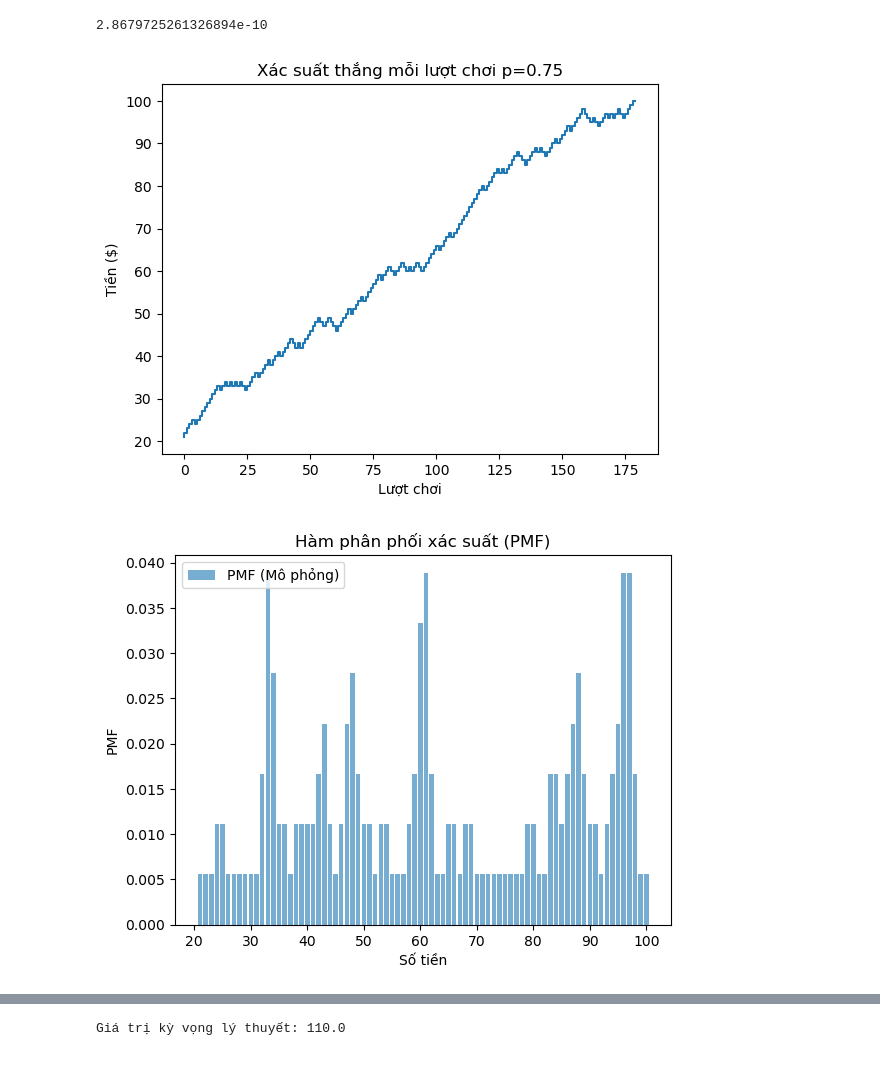
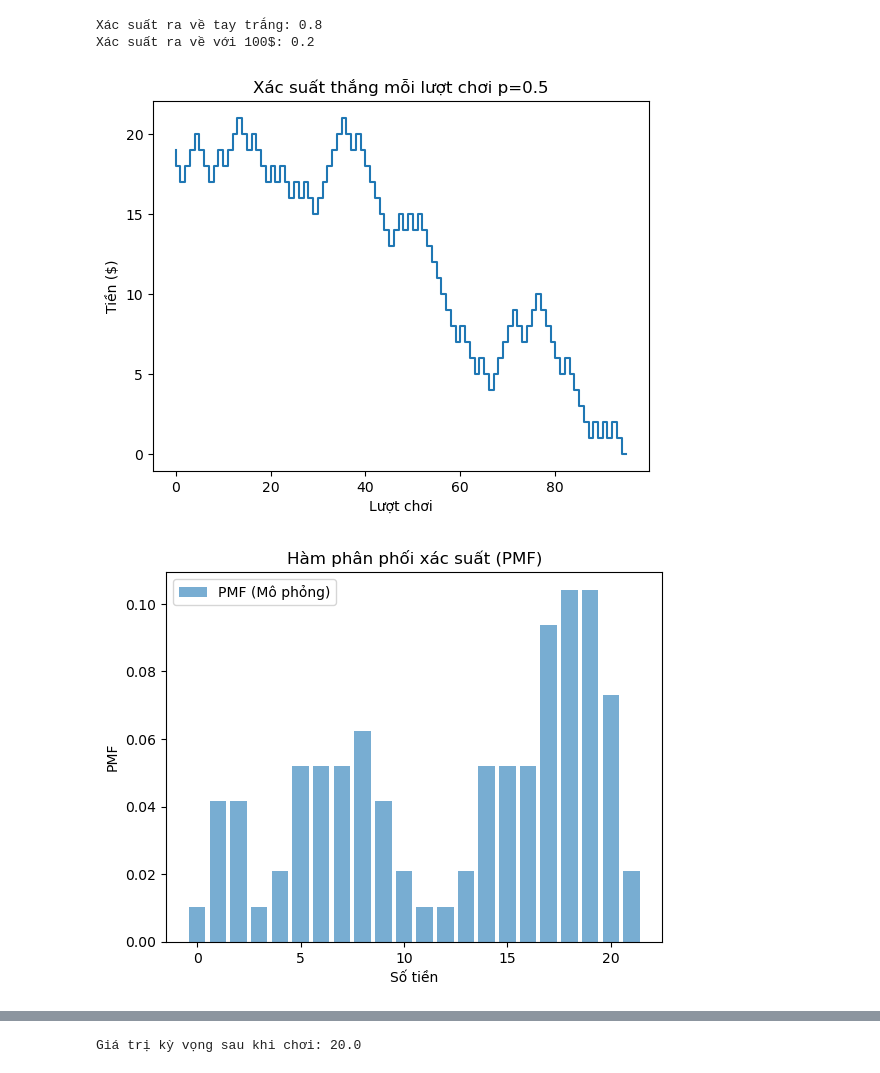
Before and after one commit to BAOTIN2004/reinforcement_learning, a Jupyter notebook: homework_2.ipynb, the cells around one changed output, grey strips where cells are left out. Saved outputs shown, nothing was run; the diff lists cells and outputs as text; code cells hidden in the pictures.

```diff
--- a/homework_2.ipynb
+++ b/homework_2.ipynb
@@ -76,39 +76,47 @@ class PlayCards:
         plt.step(values, cdf, label='CDF (Mô phỏng)', where='mid')
         plt.xlabel('Số tiền')
         plt.ylabel('CDF')
         plt.title('Hàm phân phối tích lũy (CDF)')
         plt.legend()
         plt.show()
 
     def expected_value(self):
-        # Tính giá trị kỳ vọng lý thuyết
         # E[luot choi] = 1*p - (1-p)= 2p-1
         expected_value = self.money + (2 * self.p - 1) * len(self.result)
-        print(f"Giá trị kỳ vọng lý thuyết: {expected_value}")
+        print(f"Giá trị kỳ vọng sau khi chơi: {expected_value}")
 
 
 
 
-p_1 = PlayCards(0.75, 20, 1000, 100)
-print(p_1.probability_go_broke())
+# xác suất thắng mỗi lượt chơi
+p=0.5
+# tiền vốn ban đầu
+i=20
+# Số lượt chơi đã đề ra trước
+T=1000
+# Mục tiêu
+target=100
+p_1 = PlayCards(p,i,T,target)
+
+print( f"Xác suất ra về tay trắng: {round(p_1.probability_go_broke(),3)}")
+print(f"Xác suất ra về với {target}$: {round(p_1.probability_reach_N(),3)}")
 p_1.plot()
 
 p_1.pmf_cdf()
 p,q=p_1.lose()
 
 # ki vong
 p_1.expected_value()
 
-
-
 plt.plot(p, q, label='Xác suất thua', color='blue')
 
 plt.xlabel('Xác suất thắng (p)')
 plt.ylabel('Xác suất thua (q)')
 plt.title('Quan hệ giữa Xác suất thắng (p) và Xác suất thua (q)')
 plt.legend()
 plt.show()
 # %% [output]
-2.8679725261326894e-10
+Xác suất ra về tay trắng: 0.8
+Xác suất ra về với 100$: 0.2
-[figure, old version]
+[figure, new version]
-[figure, old version]
+[figure, new version]
@@ -116,2 +124,2 @@ plt.show()
-Giá trị kỳ vọng lý thuyết: 110.0
+Giá trị kỳ vọng sau khi chơi: 20.0
 [figure]
```
Also changed, not shown: parts of 1 cell of this notebook.
